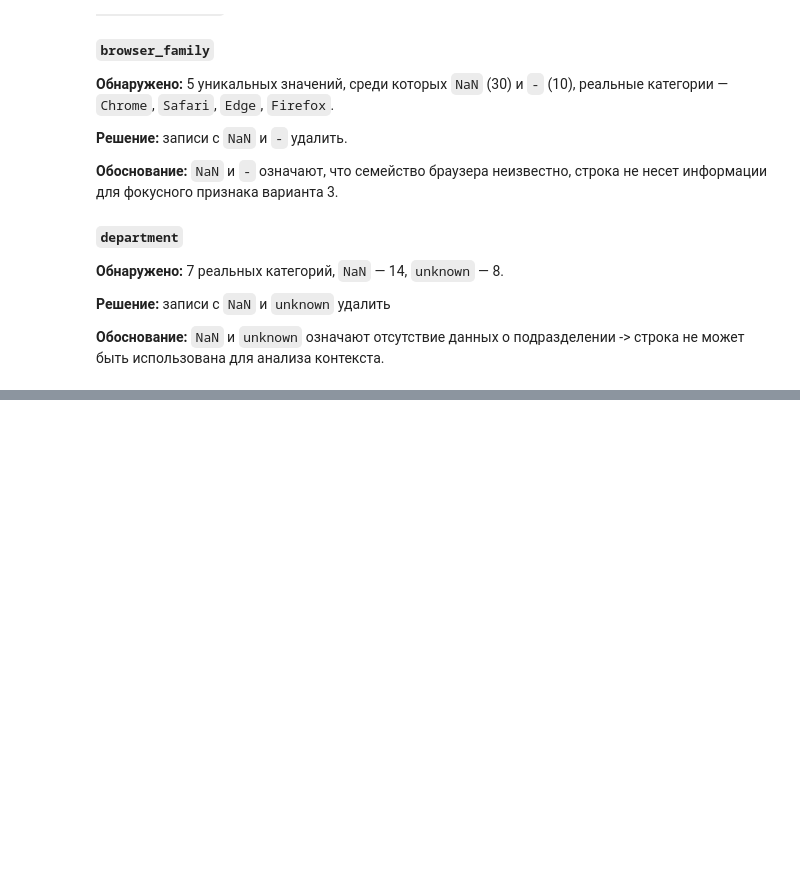
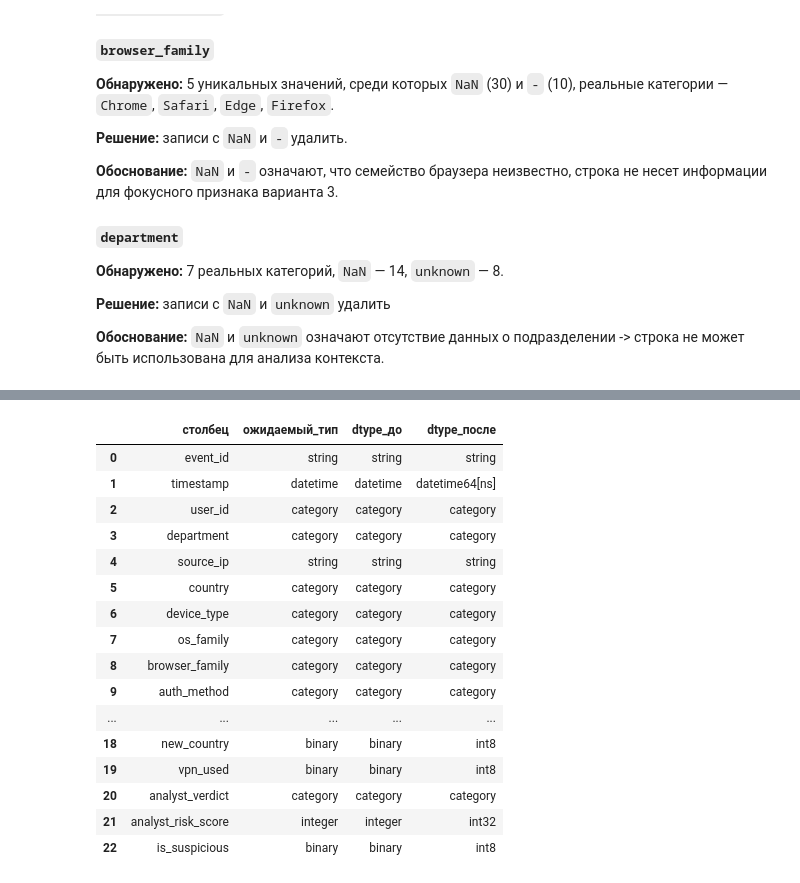
Before and after one commit to golimghostpy/lab01_ab-320_sychuk, a Jupyter notebook: lab01.ipynb, the cells around one changed output, grey strips where cells are left out. Cells and saved outputs as stored; diff of their text form; code cells hidden in the pictures; blank space fills up the shorter version.

```diff
--- a/lab01.ipynb
+++ b/lab01.ipynb
@@ -113,6 +113,7 @@ scikit-learn: 1.4.2
 
 pd.set_option('display.max_columns', None)
 df = pd.read_excel(DATA_PATH, sheet_name='data')
+df_raw = df.copy()
 
 original_shape = df.shape
 original_rows, original_cols = original_shape
@@ -565,0 +781,49 @@ is_weekend не совпадает с timestamp: 0
+# %%
+# Преобразование типов к pandas
+
+def convert_series(s, expected_type):
+    t = str(expected_type).strip().lower()
+
+    if t == 'category': return s.astype('category')
+    if t == 'binary': return s.astype('int8')
+    if t == 'integer': return s.astype('int32')
+    if t == 'float': return pd.to_numeric(s).astype('float32')
+    if t == 'datetime': return pd.to_datetime(s)
+    if t == 'string': return s.astype('string')
+
+dtypes_before = df.dtypes.astype(str).copy()
+
+convert_log = []
+for col in df.columns:
+    expected = expected_fields.get(col)
+    if expected is None:
+        continue
+    dtype_before = type_report['ожидаемый_тип'].to_dict().get(col)
+    df[col] = convert_series(df[col], expected)
+    dtype_after = str(df[col].dtype)
+    convert_log.append({
+        'столбец': col,
+        'ожидаемый_тип': expected,
+        'dtype_до': dtype_before,
+        'dtype_после': dtype_after,
+    })
+
+display(pd.DataFrame(convert_log))
+# %% [output]
+|  | столбец | ожидаемый_тип | dtype_до | dtype_после |
+| 0 | event_id | string | string | string |
+| 1 | timestamp | datetime | datetime | datetime64[ns] |
+| 2 | user_id | category | category | category |
+| 3 | department | category | category | category |
+| 4 | source_ip | string | string | string |
+| 5 | country | category | category | category |
+| 6 | device_type | category | category | category |
+| 7 | os_family | category | category | category |
+| 8 | browser_family | category | category | category |
+| 9 | auth_method | category | category | category |
+| ... | ... | ... | ... | ... |
+| 18 | new_country | binary | binary | int8 |
+| 19 | vpn_used | binary | binary | int8 |
+| 20 | analyst_verdict | category | category | category |
+| 21 | analyst_risk_score | integer | integer | int32 |
+| 22 | is_suspicious | binary | binary | int8 |
```
Also changed, not shown: parts of 5 cells of this notebook.
